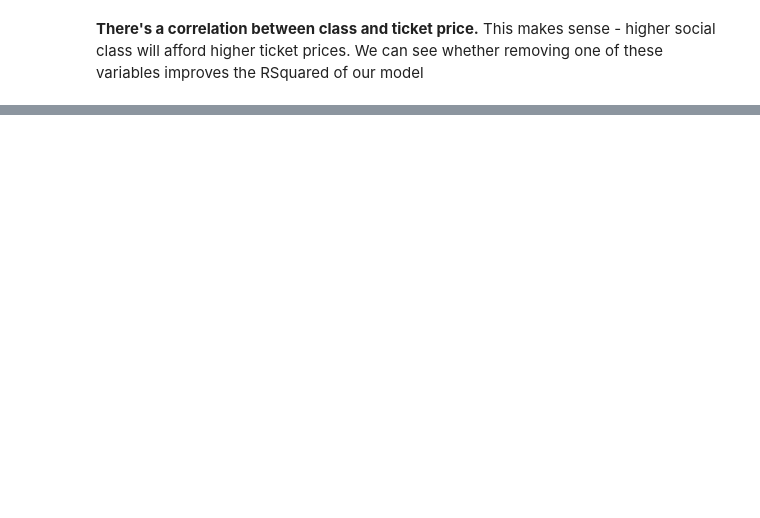
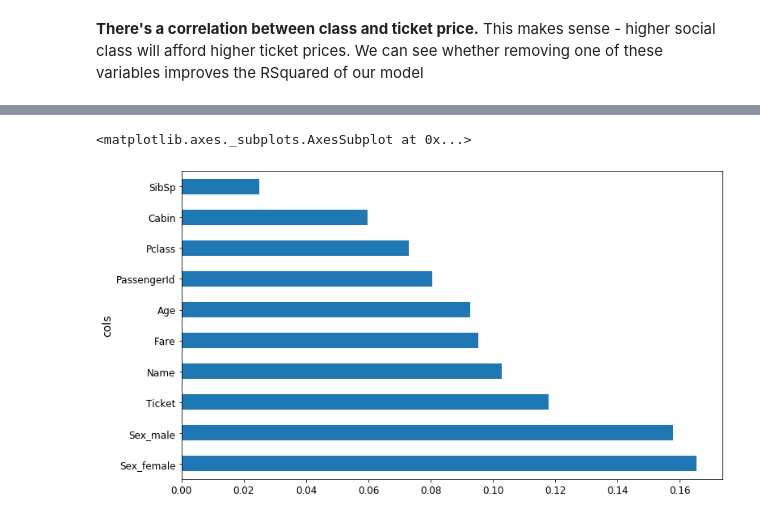
Before and after one commit to Mgallimore88/ML_Titanic, a Jupyter notebook: Titanic lesson 2.ipynb, the cells around one changed output, grey strips where cells are left out. Cells and saved outputs as stored; diff of their text form; code cells hidden in the pictures; blank space fills up the shorter version.

```diff
--- a/Titanic lesson 2.ipynb
+++ b/Titanic lesson 2.ipynb
@@ -369,0 +486,5 @@ def get_oob(df):
+# %%
+df2, y2, nas = proc_df(df_raw, 'Survived', max_n_cat = 6)
+x_train, x_valid = split_vals(df2, n_trn) # use this on large datasets
+m = RandomForestRegressor(n_estimators=400, min_samples_leaf=2, max_features=0.5, n_jobs=-1)
+m.fit(df2,y2)
@@ -369,0 +499,5 @@ def get_oob(df):
+# %%
+plot_fi(rf_feat_importance(m, df2)[:10])
+# %% [output]
+<matplotlib.axes._subplots.AxesSubplot at 0x...>
+[figure, added]
```
Also changed, not shown: parts of 59 cells of this notebook.
